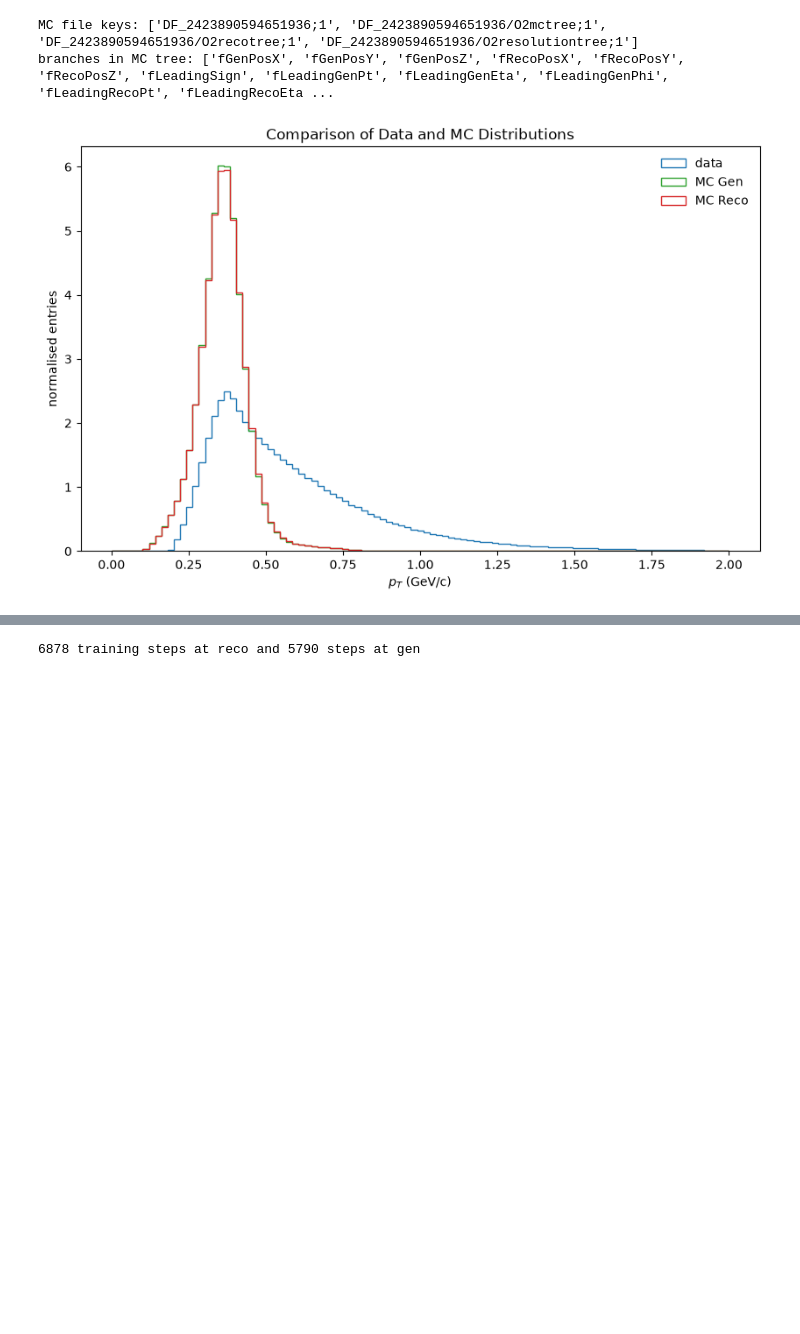
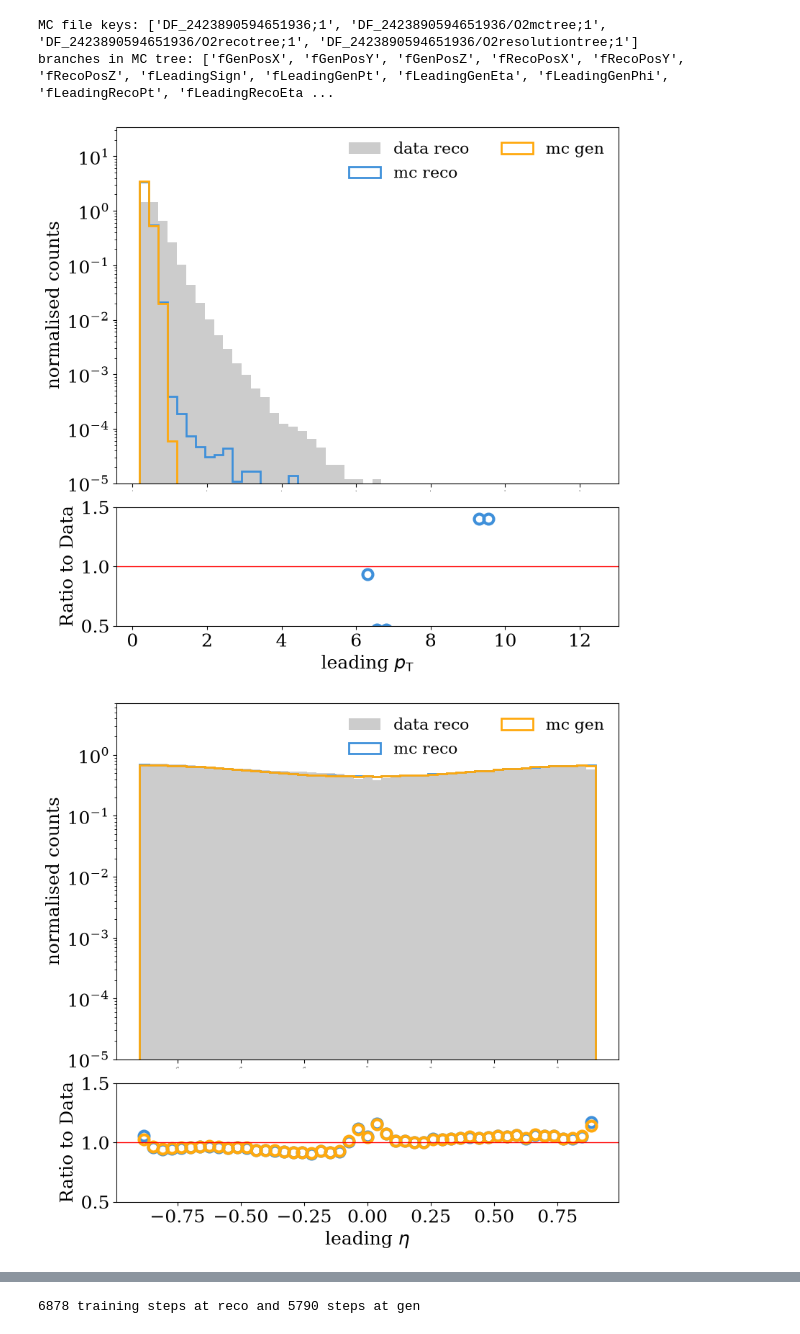
Before and after one commit to jjuracka/AliceUnfolding, a Jupyter notebook: UnfoldRhoMid/unfold.ipynb, the cells around one changed output, grey strips where cells are left out. Cells and saved outputs as stored; diff of their text form; code cells hidden in the pictures; blank space fills up the shorter version.

```diff
--- a/UnfoldRhoMid/unfold.ipynb
+++ b/UnfoldRhoMid/unfold.ipynb
@@ -11,7 +11,7 @@ import matplotlib.pyplot as plt # for easy plotting of histograms in a very nice
 import omnifold as of # for unfolding
 # %%
 # set global parameters for matplotlib
-plt.rcParams['figure.figsize'] = (10,6)
+plt.rcParams['figure.figsize'] = (5,3)
 plt.rcParams['legend.frameon'] = False
 # %% [markdown]
 ## load root data into numpy arrays
@@ -38,17 +38,22 @@ print(f"branches in MC tree: {list(mc_arrays.keys())}")
 MC file keys: ['DF_2423890594651936;1', 'DF_2423890594651936/O2mctree;1', 'DF_2423890594651936/O2recotree;1', 'DF_2423890594651936/O2resolutiontree;1']
 branches in MC tree: ['fGenPosX', 'fGenPosY', 'fGenPosZ', 'fRecoPosX', 'fRecoPosY', 'fRecoPosZ', 'fLeadingSign', 'fLeadingGenPt', 'fLeadingGenEta', 'fLeadingGenPhi', 'fLeadingRecoPt', 'fLeadingRecoEta ...
 # %%
-data = data_arrays["fLeadingTrackPt"]
-mc_reco = mc_arrays["fLeadingRecoPt"]
-mc_gen = mc_arrays["fLeadingGenPt"]
+# the input should have 6 dimensions -- pT, eta, phi for leading and subleading particles
+ndim = 6
+data_reco = np.array([data_arrays["fLeadingTrackPt"], data_arrays["fLeadingTrackEta"], data_arrays["fLeadingTrackPhi"],
+                      data_arrays["fSubleadingTrackPt"], data_arrays["fSubleadingTrackEta"], data_arrays["fSubleadingTrackPhi"]]).T
+mc_gen = np.array([mc_arrays["fLeadingGenPt"], mc_arrays["fLeadingGenEta"], mc_arrays["fLeadingGenPhi"],
+                   mc_arrays["fSubleadingGenPt"], mc_arrays["fSubleadingGenEta"], mc_arrays["fSubleadingGenPhi"]]).T
+mc_reco = np.array([mc_arrays["fLeadingRecoPt"], mc_arrays["fLeadingRecoEta"], mc_arrays["fLeadingRecoPhi"],
+                    mc_arrays["fSubleadingRecoPt"], mc_arrays["fSubleadingRecoEta"], mc_arrays["fSubleadingRecoPhi"]]).T
+nevents = len(data_reco)
-# %%
-plt.hist(data, bins=np.linspace(0,2,100), label='data', density=True, color='tab:blue', histtype='step')
-plt.hist(mc_gen, bins=np.linspace(0,2,100), label='MC Gen', density=True, color='tab:green', histtype='step')
-plt.hist(mc_reco, bins=np.linspace(0,2,100), label='MC Reco', density=True, color='tab:red', histtype='step')
-plt.xlabel("$p_T$ (GeV/c)")
-plt.ylabel("normalised entries")
-plt.title('Comparison of Data and MC Distributions')
-plt.legend()
-plt.show()
-# %% [output]
-[figure, removed]
+# %%
+# plot data using the omnifold plotting functionality
+of.SetStyle()
+variable_names = ["leading $p_\\mathrm{T}$", "leading $\\eta$", "leading $\\phi$", "subleading $p_\\mathrm{T}$", "subleading $\\eta$", "subleading $\\phi$"]
+for i in range(ndim):
+    data_dict = {"data reco": data_reco[:,i], "mc reco": mc_reco[:,i], "mc gen": mc_gen[:,i]}
+    of.HistRoutine(data_dict, variable_names[i], 'normalised counts', reference_name = "data reco", plot_ratio = True, binning = np.linspace(np.min(data_reco[:,i]), np.max(data_reco[:,i]), 50), logy = True)
+# %% [output]
+[figure, added]
+[figure, added]
```
Also changed, not shown: parts of 11 cells of this notebook.
